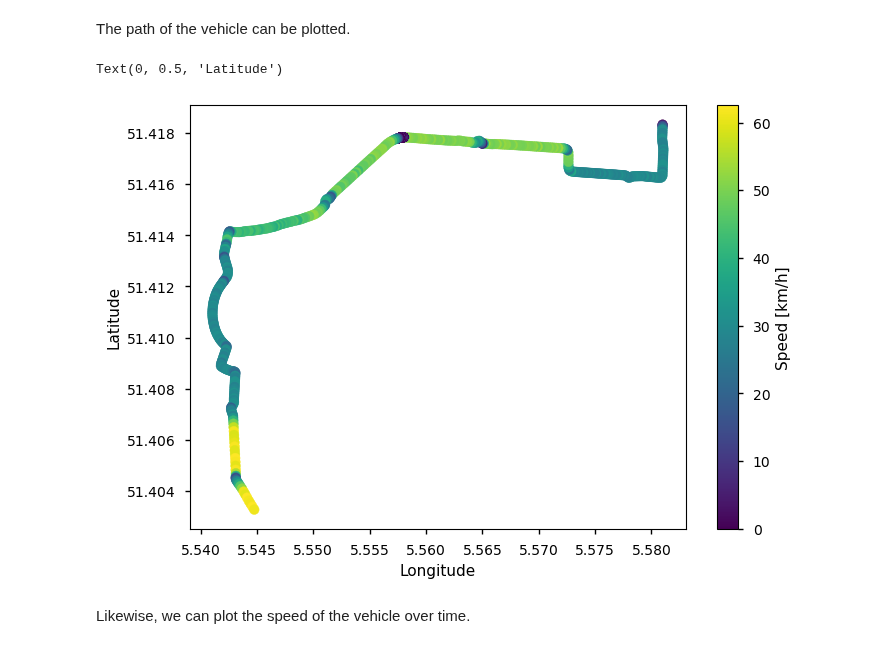
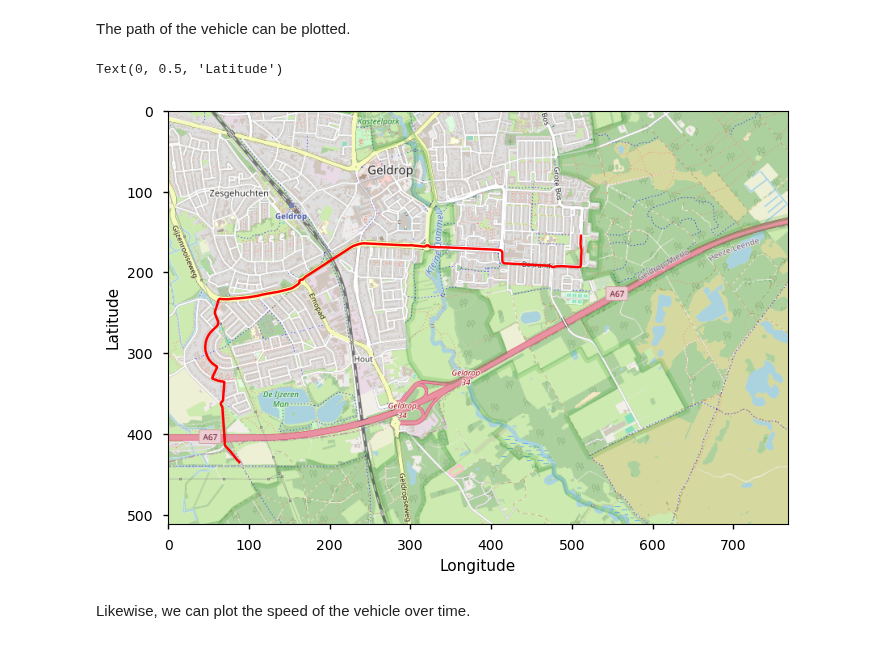
Before and after one commit to crosbat/tracksim, a Jupyter notebook: examples/1_simulating_a_traffic_network.ipynb, the cells around one changed output. Drawn from its saved outputs; the diff is of its cells as text; code cells hidden in the pictures.

```diff
--- a/examples/1_simulating_a_traffic_network.ipynb
+++ b/examples/1_simulating_a_traffic_network.ipynb
@@ -68,19 +63,28 @@ trip_data.head()
 The trip data contains the time of the simulation, the speed of the vehicle in meters per second as well as the geographical coordinates of the vehicle.
 # %% [markdown]
 The path of the vehicle can be plotted.
-# %%
-import matplotlib.pyplot as plt
-
-plt.style.use('seaborn-v0_8-notebook')
-
-plt.figure()
-plt.scatter(trip_data['Longitude'], trip_data['Latitude'], c=trip_data['Speed [m/s]']*3.6, cmap='viridis')
-plt.colorbar(label='Speed [km/h]')
-plt.xlabel('Longitude')
-plt.ylabel('Latitude')
-# %% [output]
-Text(0, 0.5, 'Latitude')
-[figure, removed]
+# %%
+import smopy
+from mpl_toolkits.axes_grid1 import make_axes_locatable
+
+osm_map = smopy.Map((trip_data['Latitude'].min(),
+                     trip_data['Longitude'].min(),
+                     trip_data['Latitude'].max(),
+                     trip_data['Longitude'].max()),
+                    z=14)
+
+fig, ax = plt.subplots(figsize=(8, 6))
+
+ax = osm_map.show_mpl(ax=ax)
+
+x, y = osm_map.to_pixels(trip_data['Latitude'], trip_data['Longitude'])
+
+ax.plot(x, y, color='r')
+ax.set_xlabel('Longitude')
+ax.set_ylabel('Latitude')
+# %% [output]
+Text(0, 0.5, 'Latitude')
+[figure, added]
 # %% [markdown]
 Likewise, we can plot the speed of the vehicle over time.
 # %%
```
Also changed, not shown: parts of 5 cells of this notebook, 1 other file.
